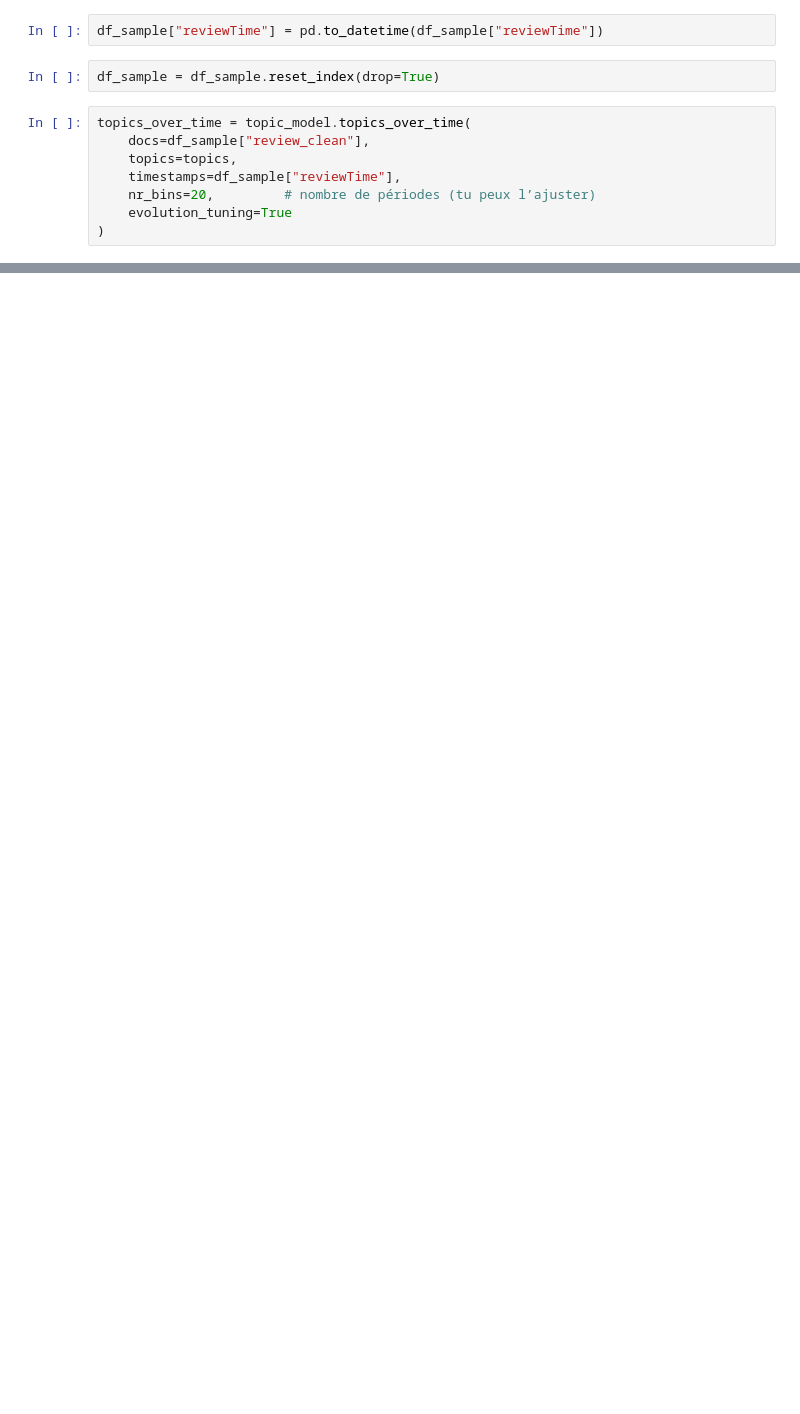
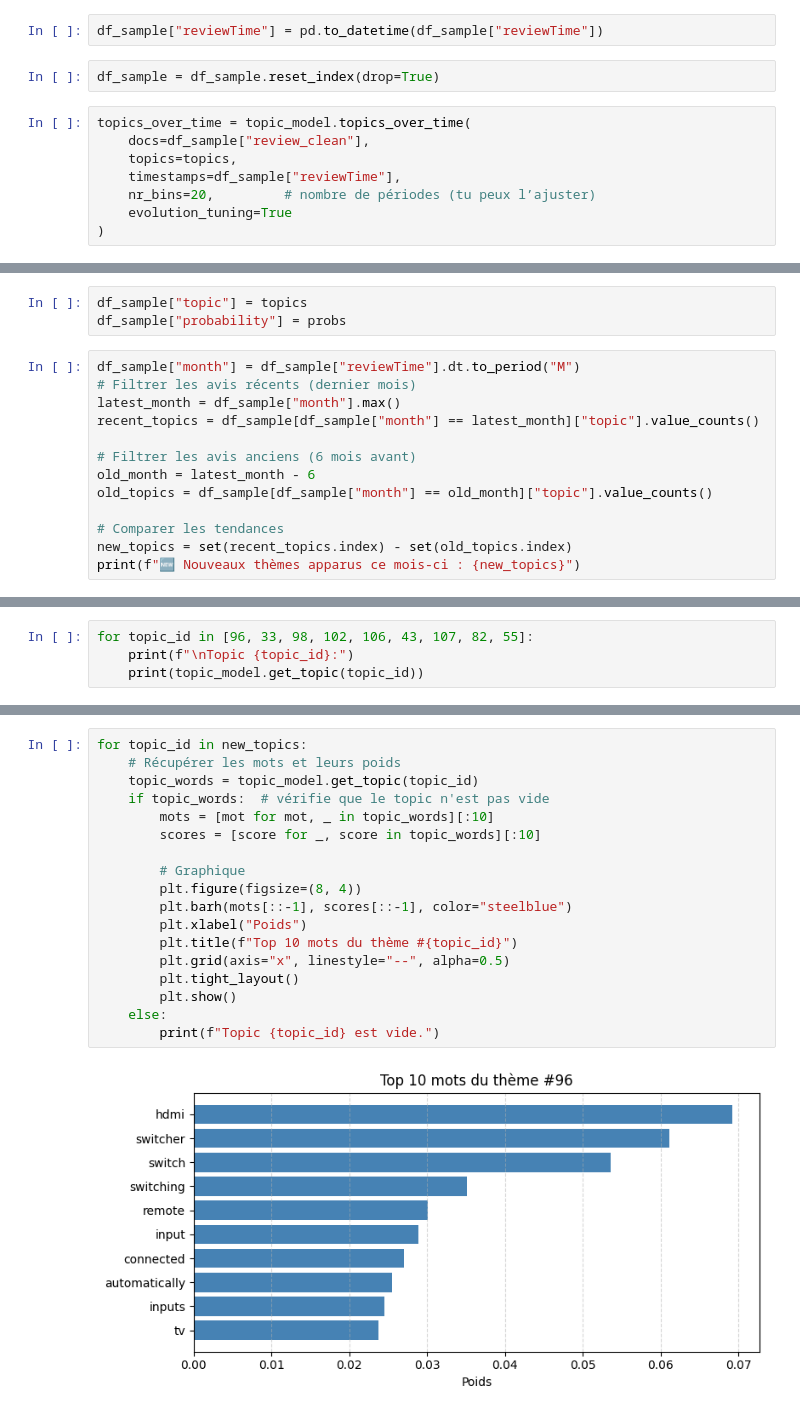
Before and after one commit to mobadata/detection-nouveautes-avis, a Jupyter notebook: Detection_nouveautes.ipynb, the cells around one changed output, grey strips where cells are left out. Cells and saved outputs as stored; diff of their text form; blank space fills up the shorter version.

```diff
--- a/Detection_nouveautes.ipynb
+++ b/Detection_nouveautes.ipynb
@@ -240,3 +245,19 @@ topics_over_time = topic_model.topics_over_time(
 topic_model.visualize_topics_over_time(topics_over_time)
 # %% [output]
 [interactive output not drawn]
+# %%
+df_sample["topic"] = topics
+df_sample["probability"] = probs
+# %%
+df_sample["month"] = df_sample["reviewTime"].dt.to_period("M")
+# Filtrer les avis récents (dernier mois)
+latest_month = df_sample["month"].max()
+recent_topics = df_sample[df_sample["month"] == latest_month]["topic"].value_counts()
+
+# Filtrer les avis anciens (6 mois avant)
+old_month = latest_month - 6
+old_topics = df_sample[df_sample["month"] == old_month]["topic"].value_counts()
+
+# Comparer les tendances
+new_topics = set(recent_topics.index) - set(old_topics.index)
+print(f"🆕 Nouveaux thèmes apparus ce mois-ci : {new_topics}")
@@ -242,0 +266,4 @@ topic_model.visualize_topics_over_time(topics_over_time)
+# %%
+for topic_id in [96, 33, 98, 102, 106, 43, 107, 82, 55]:
+    print(f"\nTopic {topic_id}:")
+    print(topic_model.get_topic(topic_id))
@@ -242,0 +288,20 @@ topic_model.visualize_topics_over_time(topics_over_time)
+# %%
+for topic_id in new_topics:
+    # Récupérer les mots et leurs poids
+    topic_words = topic_model.get_topic(topic_id)
+    if topic_words:  # vérifie que le topic n'est pas vide
+        mots = [mot for mot, _ in topic_words][:10]
+        scores = [score for _, score in topic_words][:10]
+
+        # Graphique
+        plt.figure(figsize=(8, 4))
+        plt.barh(mots[::-1], scores[::-1], color="steelblue")
+        plt.xlabel("Poids")
+        plt.title(f"Top 10 mots du thème #{topic_id}")
+        plt.grid(axis="x", linestyle="--", alpha=0.5)
+        plt.tight_layout()
+        plt.show()
+    else:
+        print(f"Topic {topic_id} est vide.")
+# %% [output]
+[figure, added]
```
Also changed, not shown: parts of 13 cells of this notebook.
